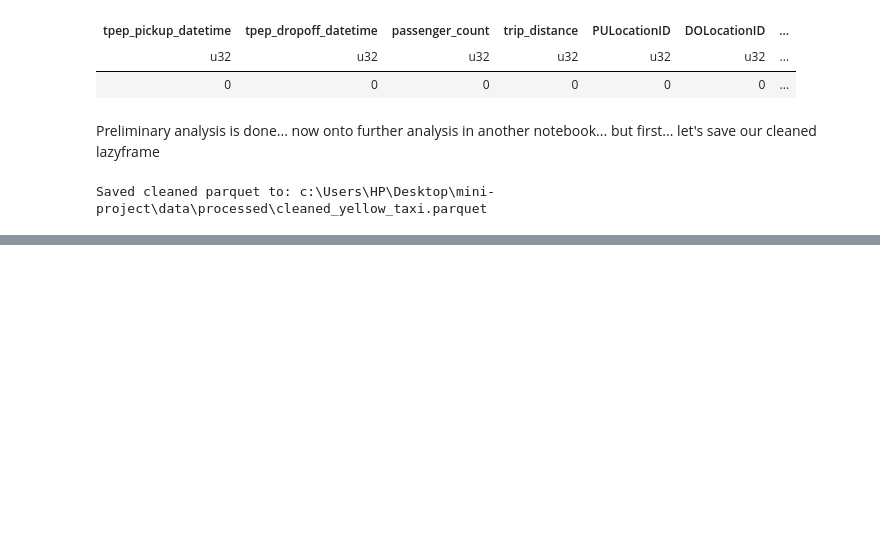
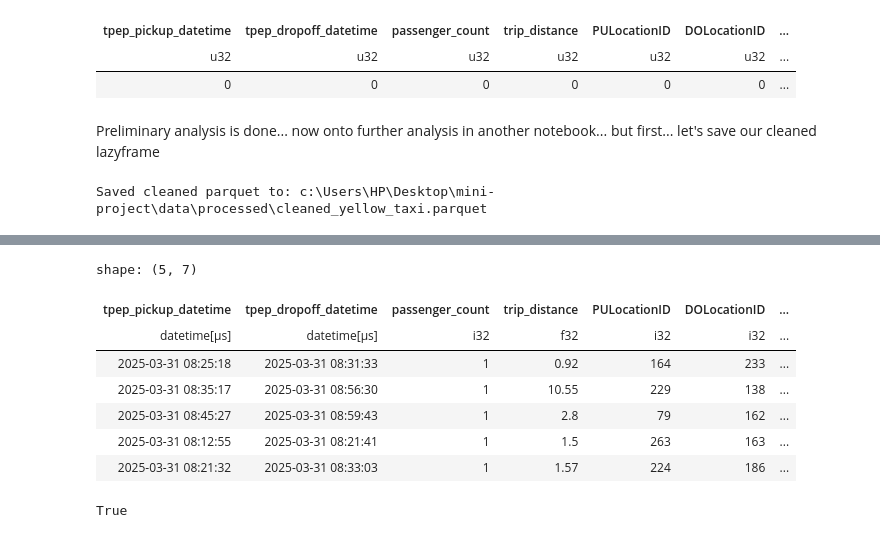
Before and after one commit to delightaheebwa/nyc-demand, a Jupyter notebook: notebooks/cleaning.ipynb, the cells around one changed output, grey strips where cells are left out. Saved outputs shown, nothing was run; the diff lists cells and outputs as text; code cells hidden in the pictures; blank space fills up the shorter version.

```diff
--- a/notebooks/cleaning.ipynb
+++ b/notebooks/cleaning.ipynb
@@ -490,0 +511,33 @@ Saved cleaned parquet to: c:\Users\HP\Desktop\mini-project\data\processed\cleane
+# %%
+cleaned_passenger_lf = cleaned_passenger_lf.with_columns([pl.col("passenger_count").cast(pl.Int32), pl.col("trip_distance").cast(pl.Float32), pl.col("total_amount").cast(pl.Float32)])
+# %%
+cleaned_passenger_lf.collect().head()
+# %% [output]
+shape: (5, 7)
+| tpep_pickup_datetime | tpep_dropoff_datetime | passenger_count | trip_distance | PULocationID | DOLocationID | ... |
+| datetime[μs] | datetime[μs] | i32 | f32 | i32 | i32 | ... |
+| 2025-03-31 08:25:18 | 2025-03-31 08:31:33 | 1 | 0.92 | 164 | 233 | ... |
+| 2025-03-31 08:35:17 | 2025-03-31 08:56:30 | 1 | 10.55 | 229 | 138 | ... |
+| 2025-03-31 08:45:27 | 2025-03-31 08:59:43 | 1 | 2.8 | 79 | 162 | ... |
+| 2025-03-31 08:12:55 | 2025-03-31 08:21:41 | 1 | 1.5 | 263 | 163 | ... |
+| 2025-03-31 08:21:32 | 2025-03-31 08:33:03 | 1 | 1.57 | 224 | 186 | ... |
+# %%
+q1 = pl.col("passenger_count").quantile(0.25)
+q3 = pl.col("passenger_count").quantile(0.75)
+iqr = q3 - q1
+lower_fence = q1 - 1.5 * iqr
+upper_fence = q3 + 1.5 * iqr
+
+is_outlier = cleaned_passenger_lf.filter(
+    (pl.col("passenger_count") < lower_fence) | (pl.col("passenger_count") > upper_fence)
+)
+
+has_outliers = (
+    is_outlier
+    .select((pl.len() > 0).alias("has_outliers"))
+    .collect()
+    .item()
+)
+has_outliers
+# %% [output]
+True
```
Also changed, not shown: parts of 7 cells of this notebook, 2 other files.
